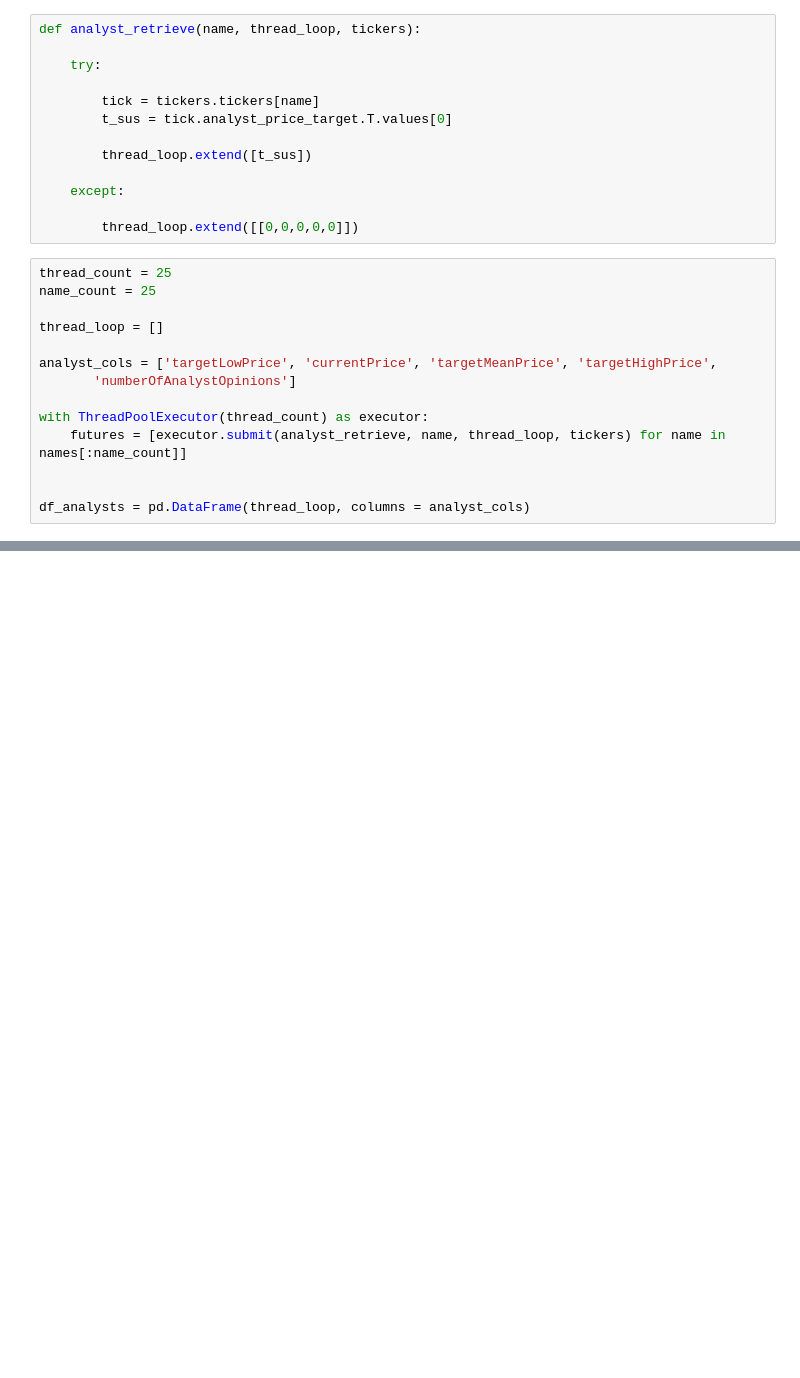
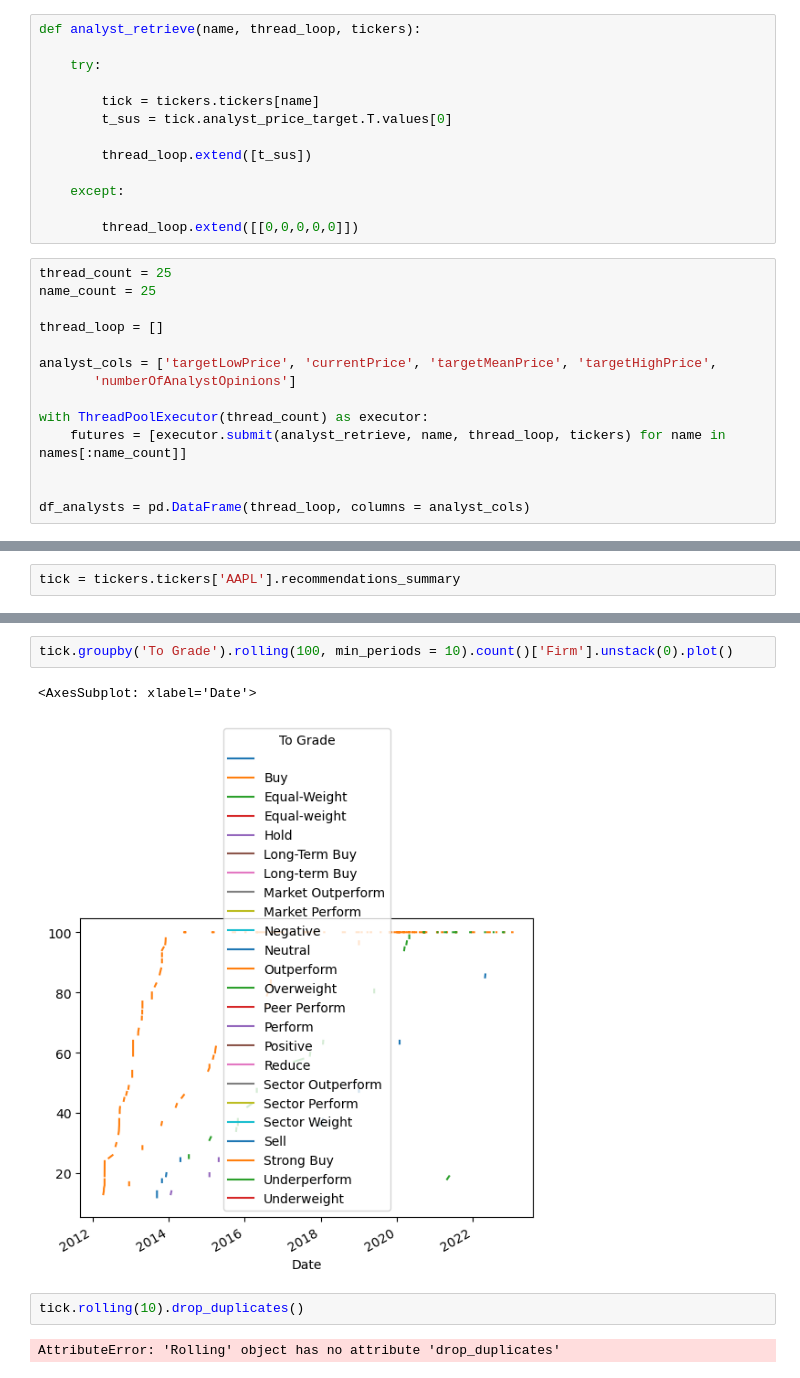
Before and after one commit to BenBowring/OptionSite, a Jupyter notebook: yahoo_create.ipynb, the cells around one changed output, grey strips where cells are left out. Drawn from its saved outputs; the diff is of its cells as text; blank space fills up the shorter version.

```diff
--- a/yahoo_create.ipynb
+++ b/yahoo_create.ipynb
@@ -124,0 +126,2 @@ df_analysts
+# %%
+tick = tickers.tickers['AAPL'].recommendations_summary
@@ -124,0 +214,9 @@ df_analysts
+# %%
+tick.groupby('To Grade').rolling(100, min_periods = 10).count()['Firm'].unstack(0).plot()
+# %% [output]
+<AxesSubplot: xlabel='Date'>
+[figure, added]
+# %%
+tick.rolling(10).drop_duplicates()
+# %% [output]
+AttributeError: 'Rolling' object has no attribute 'drop_duplicates'
```
Also changed, not shown: parts of 12 cells of this notebook.
